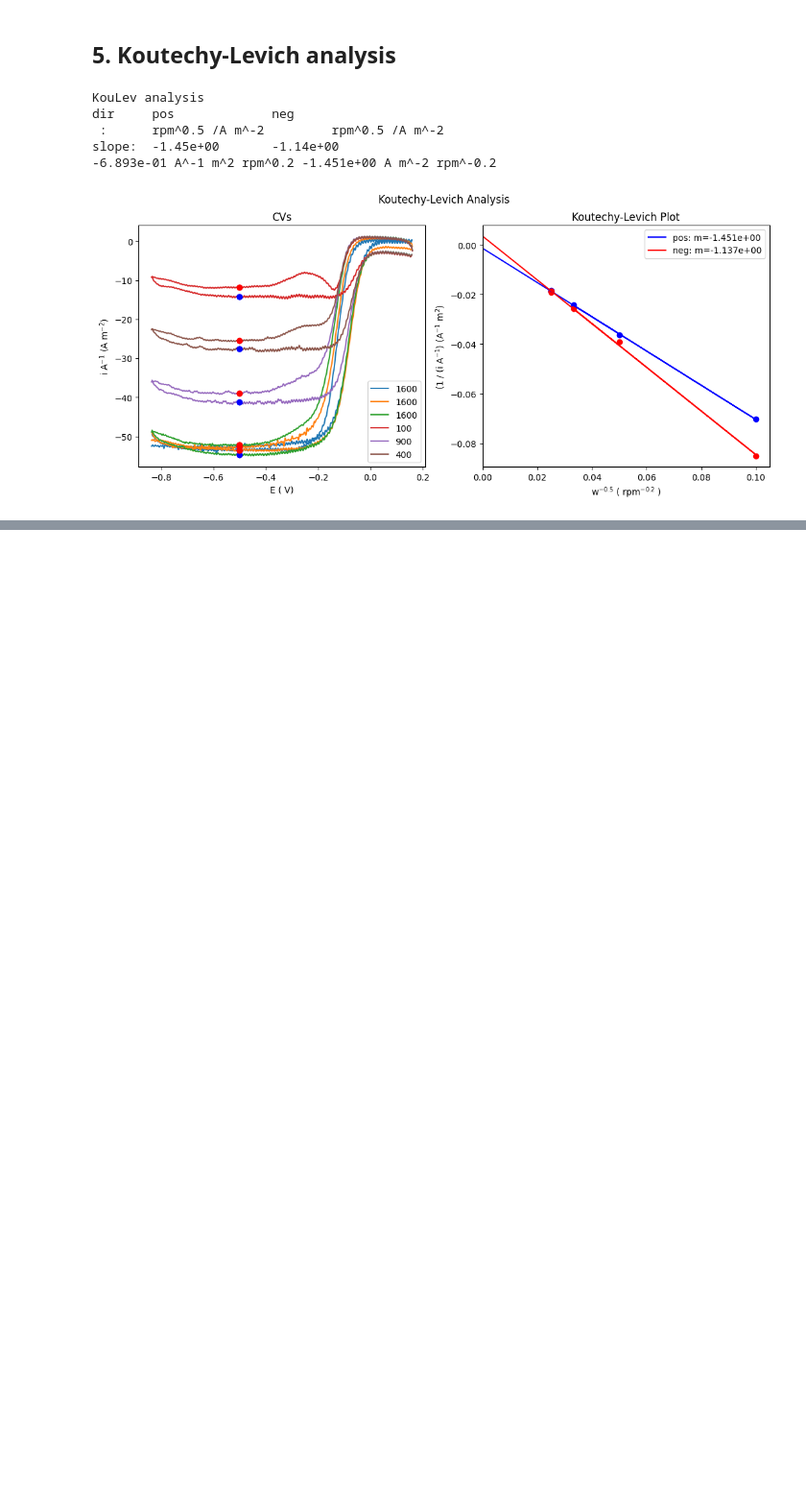
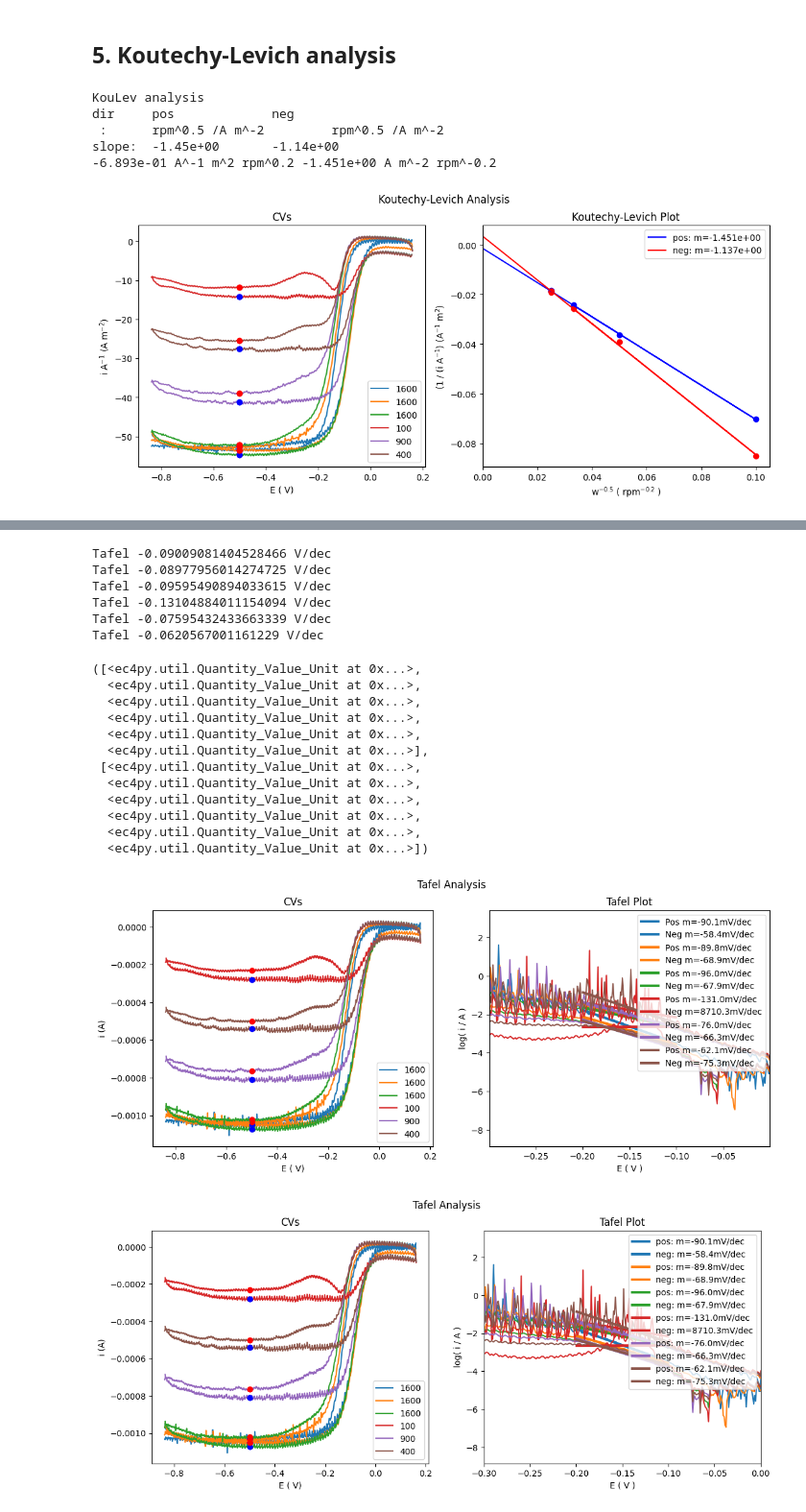
Before and after one commit to Guswib/EC4py, a Jupyter notebook: dev/CV_Datas/Levich_Analysis_CV.ipynb, the cells around one changed output, grey strips where cells are left out. Shown at 96% size. Drawn from its saved outputs; the diff is of its cells as text; code cells hidden in the pictures; blank space fills up the shorter version.

```diff
--- a/dev/CV_Datas/Levich_Analysis_CV.ipynb
+++ b/dev/CV_Datas/Levich_Analysis_CV.ipynb
@@ -78,0 +85,26 @@ slope:  -1.45e+00       -1.14e+00
+# %%
+CVs.Tafel2([-0.2, -0.1 ],-0.5)
+CVs.Tafel([-0.2, -0.1 ],-0.5)
+
+#use the argument to normalize the data
+# %% [output]
+Tafel -0.09009081404528466 V/dec
+Tafel -0.08977956014274725 V/dec
+Tafel -0.09595490894033615 V/dec
+Tafel -0.13104884011154094 V/dec
+Tafel -0.07595432433663339 V/dec
+Tafel -0.0620567001161229 V/dec
+([<ec4py.util.Quantity_Value_Unit at 0x...>,
+  <ec4py.util.Quantity_Value_Unit at 0x...>,
+  <ec4py.util.Quantity_Value_Unit at 0x...>,
+  <ec4py.util.Quantity_Value_Unit at 0x...>,
+  <ec4py.util.Quantity_Value_Unit at 0x...>,
+  <ec4py.util.Quantity_Value_Unit at 0x...>],
+ [<ec4py.util.Quantity_Value_Unit at 0x...>,
+  <ec4py.util.Quantity_Value_Unit at 0x...>,
+  <ec4py.util.Quantity_Value_Unit at 0x...>,
+  <ec4py.util.Quantity_Value_Unit at 0x...>,
+  <ec4py.util.Quantity_Value_Unit at 0x...>,
+  <ec4py.util.Quantity_Value_Unit at 0x...>])
+[figure, added]
+[figure, added]
```
Also changed, not shown: parts of 3 cells of this notebook, 15 other files.
